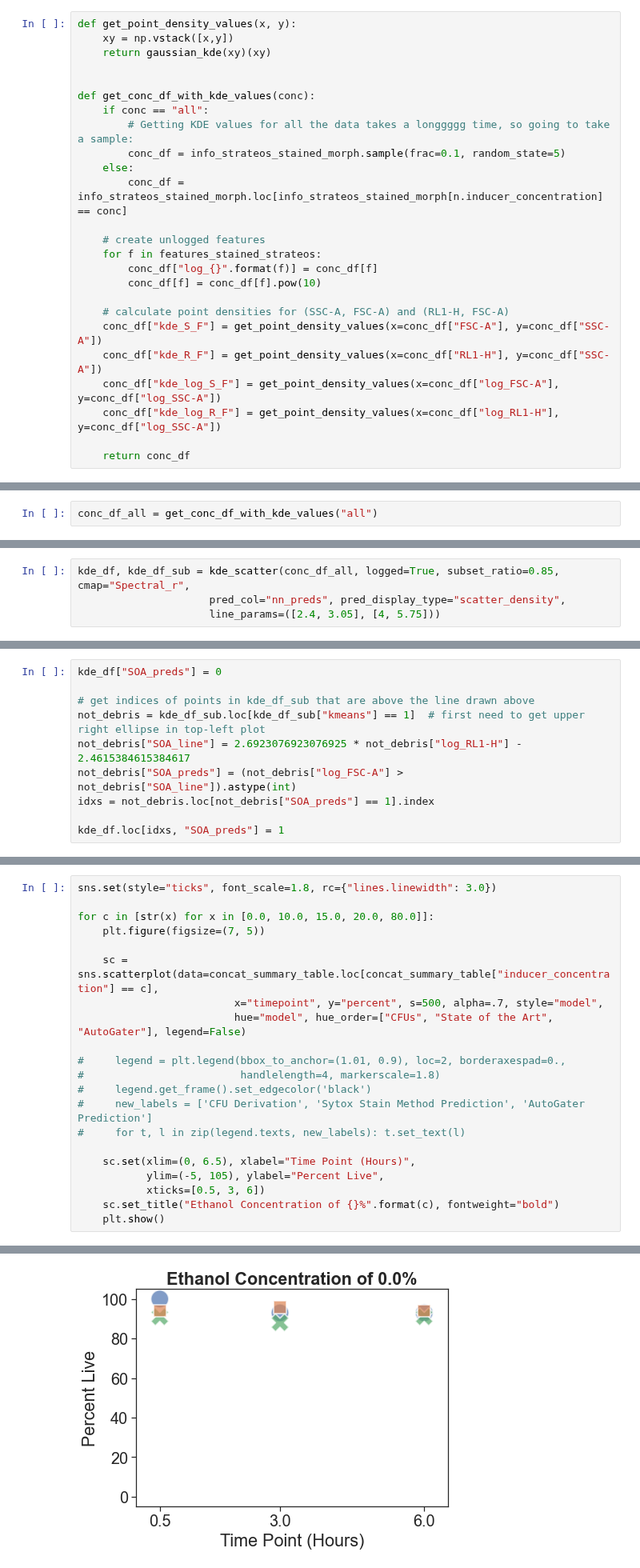
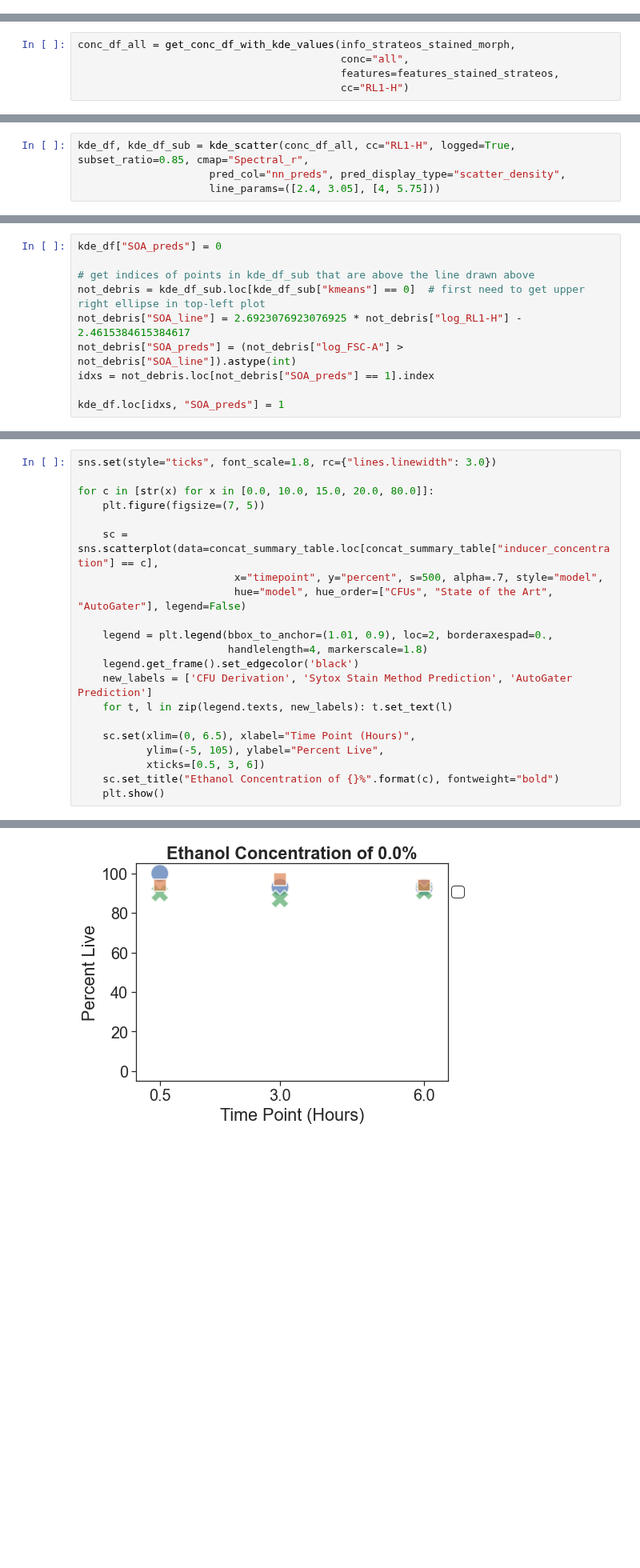
Before and after one commit to SD2E/pysd2cat, a Jupyter notebook: src/pysd2cat/analysis/live_dead_pipeline/Final Plots - Strateos - Whitepaper Only.ipynb, the cells around one changed output, grey strips where cells are left out. Shown at 80% size. Saved outputs shown, nothing was run; the diff lists cells and outputs as text; blank space fills up the shorter version.

```diff
--- a/src/pysd2cat/analysis/live_dead_pipeline/Final Plots - Strateos - Whitepaper Only.ipynb
+++ b/src/pysd2cat/analysis/live_dead_pipeline/Final Plots - Strateos - Whitepaper Only.ipynb
@@ -425,28 +140,3 @@ plot_prob_changes(info_strateos_stained_morph, None)
 [figure]
 # %% [markdown]
 # Calculate KDEs to get point density
-# %%
-def get_point_density_values(x, y):
-    xy = np.vstack([x,y])
-    return gaussian_kde(xy)(xy)
-
-
-def get_conc_df_with_kde_values(conc):
-    if conc == "all":
-        # Getting KDE values for all the data takes a longgggg time, so going to take a sample:
-        conc_df = info_strateos_stained_morph.sample(frac=0.1, random_state=5)
-    else:
-        conc_df = info_strateos_stained_morph.loc[info_strateos_stained_morph[n.inducer_concentration] == conc]
-
-    # create unlogged features
-    for f in features_stained_strateos:
-        conc_df["log_{}".format(f)] = conc_df[f]
-        conc_df[f] = conc_df[f].pow(10)
-
-    # calculate point densities for (SSC-A, FSC-A) and (RL1-H, FSC-A)
-    conc_df["kde_S_F"] = get_point_density_values(x=conc_df["FSC-A"], y=conc_df["SSC-A"])
-    conc_df["kde_R_F"] = get_point_density_values(x=conc_df["RL1-H"], y=conc_df["SSC-A"])
-    conc_df["kde_log_S_F"] = get_point_density_values(x=conc_df["log_FSC-A"], y=conc_df["log_SSC-A"])
-    conc_df["kde_log_R_F"] = get_point_density_values(x=conc_df["log_RL1-H"], y=conc_df["log_SSC-A"])
-
-    return conc_df
@@ -459,4 +143,7 @@ def get_conc_df_with_kde_values(conc):
 # %%
-conc_df_all = get_conc_df_with_kde_values("all")
+conc_df_all = get_conc_df_with_kde_values(info_strateos_stained_morph,
+                                          conc="all",
+                                          features=features_stained_strateos,
+                                          cc="RL1-H")
 # %% [markdown]
 # Scatter + KDE Plots
@@ -641,5 +150,5 @@ def kde_scatter(conc_df, logged=False, subset_ratio=0.5,
 # %%
-kde_df, kde_df_sub = kde_scatter(conc_df_all, logged=True, subset_ratio=0.85, cmap="Spectral_r",
+kde_df, kde_df_sub = kde_scatter(conc_df_all, cc="RL1-H", logged=True, subset_ratio=0.85, cmap="Spectral_r",
                      pred_col="nn_preds", pred_display_type="scatter_density",
                      line_params=([2.4, 3.05], [4, 5.75]))
 # %% [output]
@@ -686,7 +195,7 @@ num_below = len(live_preds.loc[live_preds["isabove"] == False])
 kde_df["SOA_preds"] = 0
 
 # get indices of points in kde_df_sub that are above the line drawn above
-not_debris = kde_df_sub.loc[kde_df_sub["kmeans"] == 1]  # first need to get upper right ellipse in top-left plot
+not_debris = kde_df_sub.loc[kde_df_sub["kmeans"] == 0]  # first need to get upper right ellipse in top-left plot
 not_debris["SOA_line"] = 2.6923076923076925 * not_debris["log_RL1-H"] - 2.4615384615384617
 not_debris["SOA_preds"] = (not_debris["log_FSC-A"] > not_debris["SOA_line"]).astype(int)
 idxs = not_debris.loc[not_debris["SOA_preds"] == 1].index
@@ -782,11 +291,11 @@ for c in [str(x) for x in [0.0, 10.0, 15.0, 20.0, 80.0]]:
                          x="timepoint", y="percent", s=500, alpha=.7, style="model",
                          hue="model", hue_order=["CFUs", "State of the Art", "AutoGater"], legend=False)
 
-#     legend = plt.legend(bbox_to_anchor=(1.01, 0.9), loc=2, borderaxespad=0.,
-#                         handlelength=4, markerscale=1.8)
-#     legend.get_frame().set_edgecolor('black')
-#     new_labels = ['CFU Derivation', 'Sytox Stain Method Prediction', 'AutoGater Prediction']
-#     for t, l in zip(legend.texts, new_labels): t.set_text(l)
+    legend = plt.legend(bbox_to_anchor=(1.01, 0.9), loc=2, borderaxespad=0.,
+                        handlelength=4, markerscale=1.8)
+    legend.get_frame().set_edgecolor('black')
+    new_labels = ['CFU Derivation', 'Sytox Stain Method Prediction', 'AutoGater Prediction']
+    for t, l in zip(legend.texts, new_labels): t.set_text(l)
 
     sc.set(xlim=(0, 6.5), xlabel="Time Point (Hours)",
            ylim=(-5, 105), ylabel="Percent Live",
@@ -797 +307 @@ for c in [str(x) for x in [0.0, 10.0, 15.0, 20.0, 80.0]]:
-[figure, old version]
+[figure, new version]
```
Also changed, not shown: parts of 24 cells of this notebook, 1 other file.
